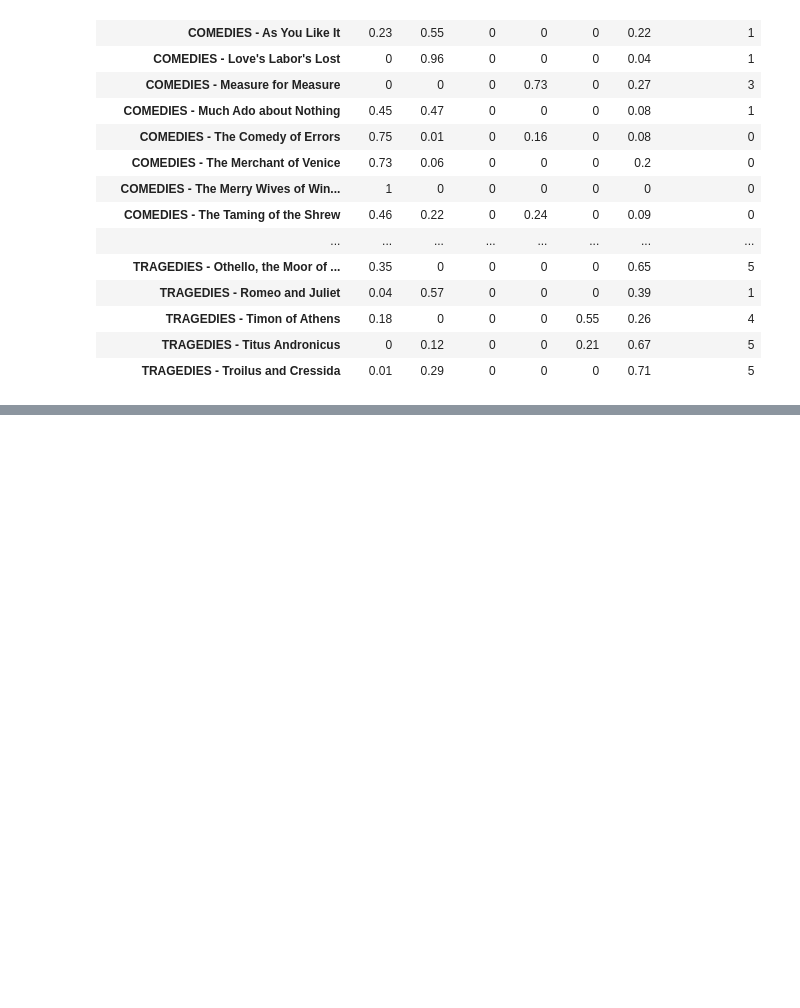
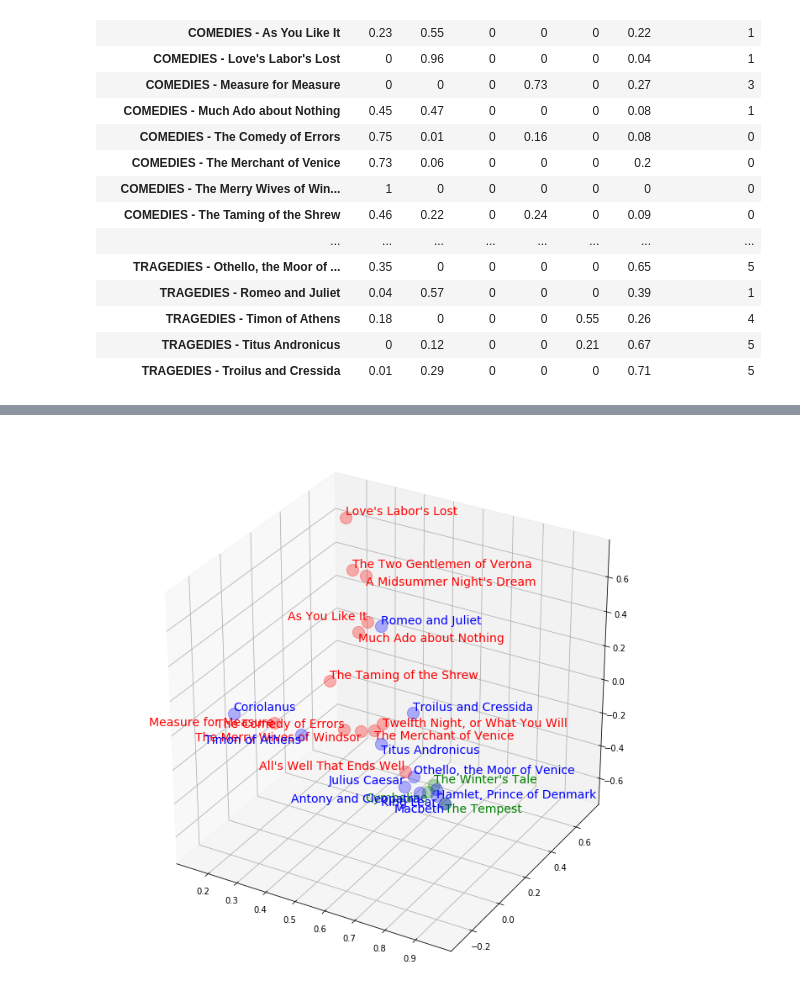
Before and after one commit to ogrenenmakine/Analyses-of-Literary-Texts-by-Using-Statistical-Inference-Methods, a Jupyter notebook: genre_classification.ipynb, the cells around one changed output, grey strips where cells are left out. Drawn from its saved outputs; the diff is of its cells as text; code cells hidden in the pictures; blank space fills up the shorter version.

```diff
--- a/genre_classification.ipynb
+++ b/genre_classification.ipynb
@@ -306,0 +308,38 @@ plt.show()
+# %%
+from adjustText import adjust_text
+from mpl_toolkits.mplot3d import Axes3D
+# Plot
+
+fig = plt.figure(figsize=(12, 12))
+ax = fig.add_subplot(111, projection='3d')
+
+for i,doc in enumerate(doc_name):
+    x = x_coords[i]
+    y = y_coords[i]
+    z = z_coords[i]
+    doc = doc.split("-")
+    genre = doc[0][:-1]
+    if genre == "COMEDIES":
+        ax.scatter(x, y, z, marker='o', color='red', alpha=0.3, s=200)
+    elif genre == "TRAGEDIES":
+        ax.scatter(x, y, z, marker='o', color='blue', alpha=0.3, s=200)
+    else:
+        ax.scatter(x, y, z, marker='o', color='green', alpha=0.3, s=200)
+
+texts = []
+for i,doc in enumerate(doc_name):
+    x = x_coords[i]
+    y = y_coords[i]
+    z = z_coords[i]
+    doc = doc.split("-")
+    genre = doc[0][:-1]
+    if genre == "COMEDIES":
+        texts.append(ax.text(x, y, z, doc[1][1:], fontsize=14, color="red"))
+    elif genre == "TRAGEDIES":
+        texts.append(ax.text(x, y, z, doc[1][1:], fontsize=14, color="blue"))
+    else:
+        texts.append(ax.text(x, y, z, doc[1][1:], fontsize=14, color="green"))
+adjust_text(texts)
+plt.show()
+# %% [output]
+[figure, added]
```
Also changed, not shown: parts of 2 cells of this notebook, 1 other file.
